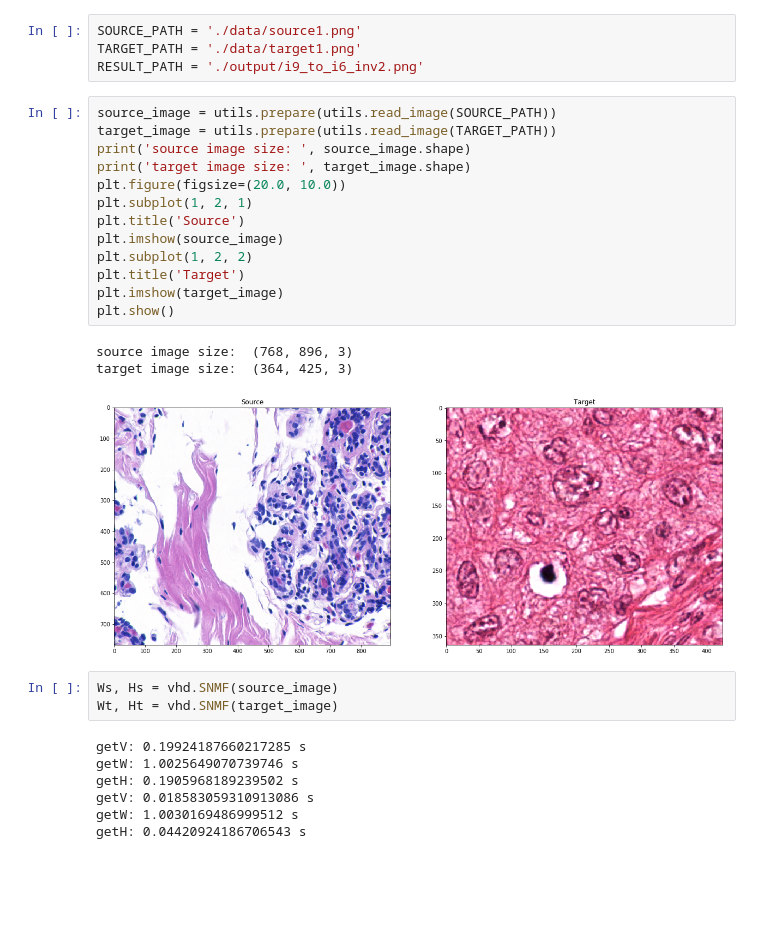
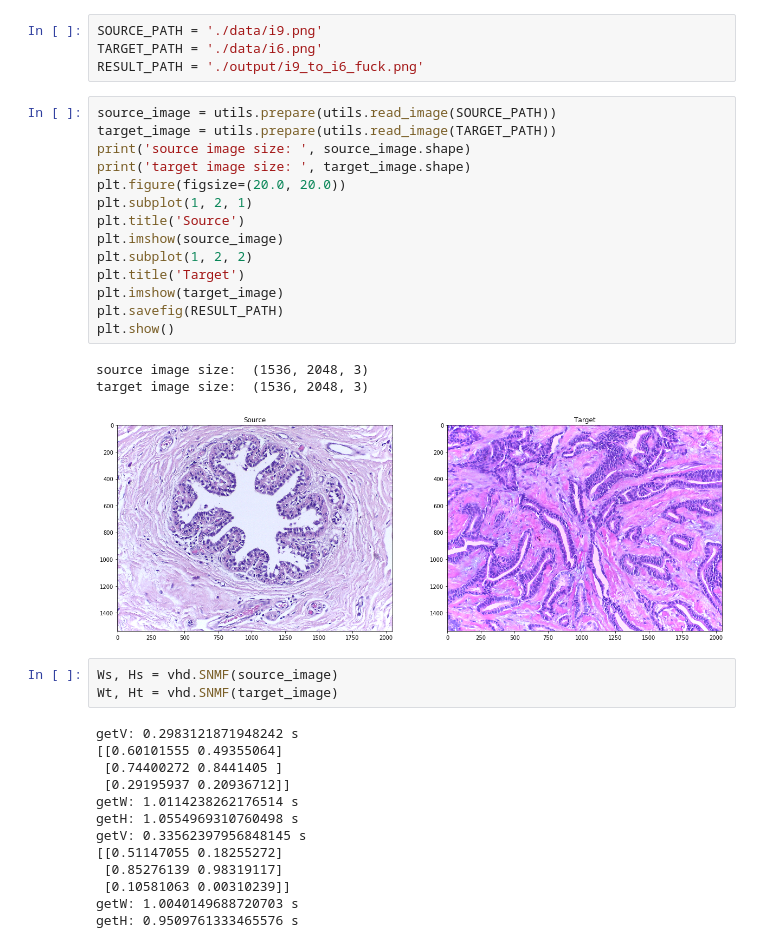
Before and after one commit to xindubawukong/Vahadane, a Jupyter notebook: main.ipynb, the cells around one changed output. Saved outputs shown, nothing was run; the diff lists cells and outputs as text; blank space fills up the shorter version.

```diff
--- a/main.ipynb
+++ b/main.ipynb
@@ -12,34 +15,41 @@ import vahadane as vhd
 # %%
-SOURCE_PATH = './data/source1.png'
-TARGET_PATH = './data/target1.png'
-RESULT_PATH = './output/i9_to_i6_inv2.png'
+SOURCE_PATH = './data/i9.png'
+TARGET_PATH = './data/i6.png'
+RESULT_PATH = './output/i9_to_i6_fuck.png'
 # %%
 source_image = utils.prepare(utils.read_image(SOURCE_PATH))
 target_image = utils.prepare(utils.read_image(TARGET_PATH))
 print('source image size: ', source_image.shape)
 print('target image size: ', target_image.shape)
-plt.figure(figsize=(20.0, 10.0))
+plt.figure(figsize=(20.0, 20.0))
 plt.subplot(1, 2, 1)
 plt.title('Source')
 plt.imshow(source_image)
 plt.subplot(1, 2, 2)
 plt.title('Target')
 plt.imshow(target_image)
+plt.savefig(RESULT_PATH)
 plt.show()
 # %% [output]
-source image size:  (768, 896, 3)
-target image size:  (364, 425, 3)
+source image size:  (1536, 2048, 3)
+target image size:  (1536, 2048, 3)
-[figure, old version]
+[figure, new version]
 # %%
 Ws, Hs = vhd.SNMF(source_image)
 Wt, Ht = vhd.SNMF(target_image)
 # %% [output]
-getV: 0.19924187660217285 s
-getW: 1.0025649070739746 s
-getH: 0.1905968189239502 s
-getV: 0.018583059310913086 s
-getW: 1.0030169486999512 s
-getH: 0.04420924186706543 s
+getV: 0.2983121871948242 s
+[[0.60101555 0.49355064]
+ [0.74400272 0.8441405 ]
+ [0.29195937 0.20936712]]
+getW: 1.0114238262176514 s
+getH: 1.0554969310760498 s
+getV: 0.33562397956848145 s
+[[0.51147055 0.18255272]
+ [0.85276139 0.98319117]
+ [0.10581063 0.00310239]]
+getW: 1.0040149688720703 s
+getH: 0.9509761333465576 s
 # %%
 img = vhd.SPCN(source_image, Ws, Hs, Wt, Ht)
 plt.figure(figsize=(20.0, 10.0))
```
Also changed, not shown: parts of 2 cells of this notebook, 1 other file.
